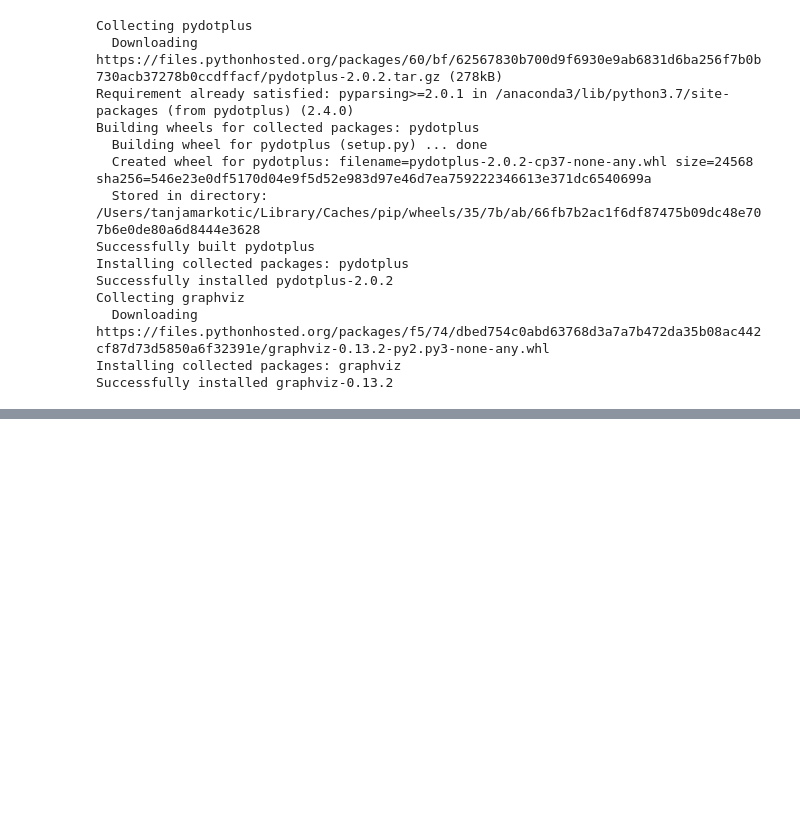
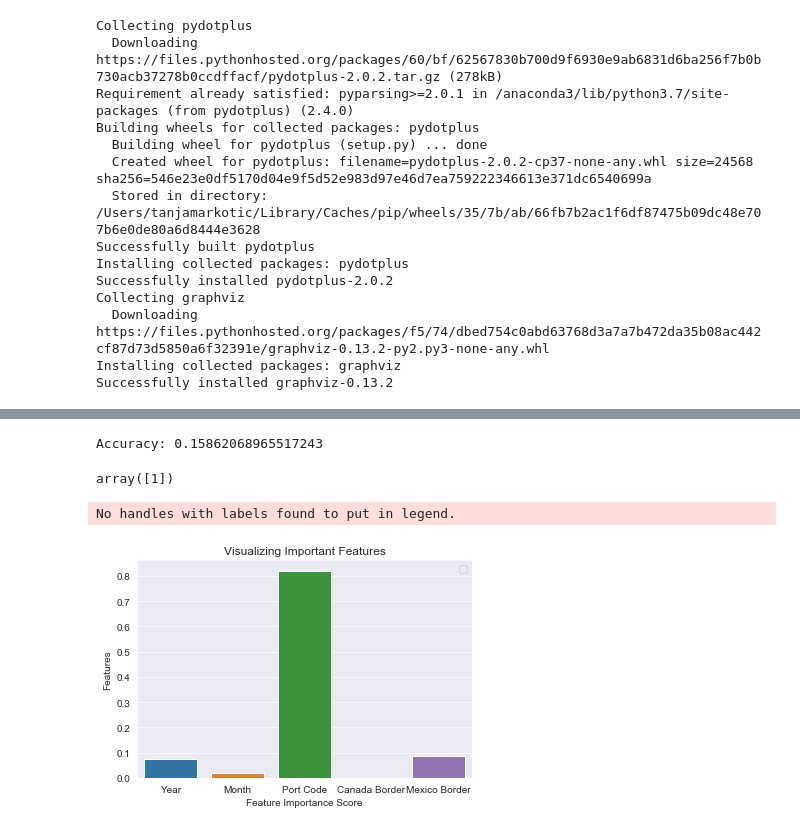
Before and after one commit to rnaua/DMML2019_Team_Swatch, a Jupyter notebook: code/Decision_tree.ipynb, the cells around one changed output, grey strips where cells are left out. Saved outputs shown, nothing was run; the diff lists cells and outputs as text; code cells hidden in the pictures; blank space fills up the shorter version.

```diff
--- a/code/Decision_tree.ipynb
+++ b/code/Decision_tree.ipynb
@@ -358,3 +372,30 @@ graph = Source(export_graphviz(clf, out_file=None
 display(SVG(graph.pipe(format='svg')))
 # %% [output]
 [drawing not drawn]
+# %%
+#Import scikit-learn metrics module for accuracy calculation
+from sklearn import metrics
+# Model Accuracy, how often is the classifier correct?
+print("Accuracy:",metrics.accuracy_score(y_test, y_pred))
+# %% [output]
+Accuracy: 0.15862068965517243
+# %%
+#make a prediction for a single item,
+clf.predict([[3, 5, 4, 2,0]])
+# %% [output]
+array([1])
+# %%
+import matplotlib.pyplot as plt
+import seaborn as sns
+%matplotlib inline
+# Creating a bar plot
+sns.barplot(x=X_train.columns, y=clf.feature_importances_)
+# Add labels to your graph
+plt.xlabel('Feature Importance Score')
+plt.ylabel('Features')
+plt.title("Visualizing Important Features")
+plt.legend()
+plt.show()
+# %% [output]
+No handles with labels found to put in legend.
+[figure, added]
```
Also changed, not shown: parts of 18 cells of this notebook, 1 other file.
